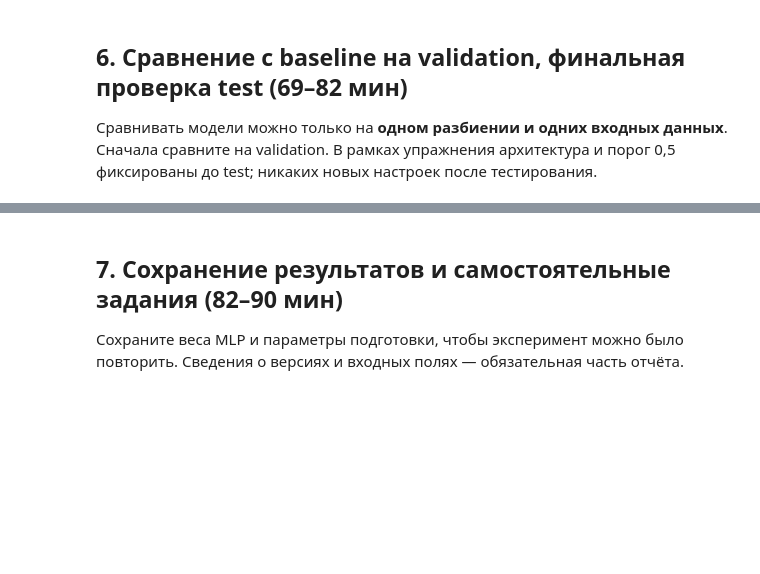
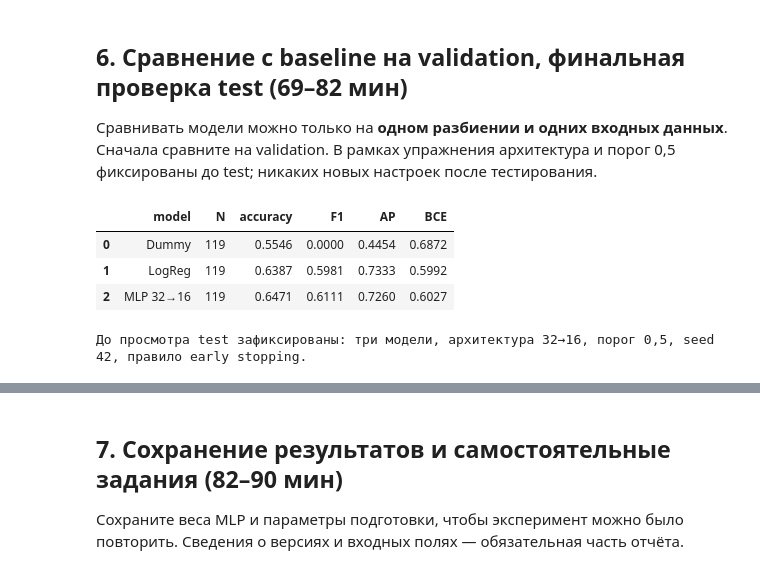
Before and after one commit to Vladislav-Evg-Sid/utmn-master-degree, a Jupyter notebook: tii/lb20/20_student.ipynb, the cells around one changed output, grey strips where cells are left out. Drawn from its saved outputs; the diff is of its cells as text; code cells hidden in the pictures; blank space fills up the shorter version.

```diff
--- a/tii/lb20/20_student.ipynb
+++ b/tii/lb20/20_student.ipynb
@@ -148,28 +238,29 @@ ax.set(ylabel='BCE');ax.grid(alpha=.3);plt.show()
 ## 6. Сравнение с baseline на validation, финальная проверка test (69–82 мин)
 Сравнивать модели можно только на **одном разбиении и одних входных данных**. Сначала сравните на validation. В рамках упражнения архитектура и порог 0,5 фиксированы до test; никаких новых настроек после тестирования.
 # %%
-def nn_probability(x):
-    model.eval()
-    with torch.no_grad():
-        return torch.sigmoid(model(torch.from_numpy(x))).numpy().ravel()
-
+def nn_probability(net,x):
+    net.eval()
+    with torch.no_grad():return torch.sigmoid(net(torch.from_numpy(x).to(device))).cpu().numpy().ravel()
 def score_row(title,y,p,thr=.5):
     pred=(p>=thr).astype(int)
     return {'model':title,'N':len(y),'accuracy':accuracy_score(y,pred),
             'F1':f1_score(y,pred,zero_division=0),
             'AP':average_precision_score(y,p) if len(np.unique(y))==2 else np.nan,
             'BCE':log_loss(y,np.clip(p,1e-7,1-1e-7),labels=[0,1])}
 prior=DummyClassifier(strategy='prior').fit(Xtr,ytr.ravel())
-linear=LogisticRegression(max_iter=1000,random_state=42).fit(Xtr,ytr.ravel())
+linear=LogisticRegression(max_iter=1000,random_state=SEED).fit(Xtr,ytr.ravel())
 models=[('Dummy',prior),('LogReg',linear)]
-rows=[]
+valid_rows=[]
 for name,clf in models:
-    rows.append(score_row(name,yva.ravel(),clf.predict_proba(Xva)[:,list(clf.classes_).index(1)]))
-rows.append(score_row('MLP (PyTorch)',yva.ravel(),nn_probability(Xva)))
-valid_scores=pd.DataFrame(rows).sort_values('F1',ascending=False)
-print('Validation — выбираем, не глядя на test')
-display(valid_scores.round(3))
-# Фиксируем модель/порог по установленному ДО теста правилу: сравнение обученной MLP с baseline;
-# не переобучаем и не меняем архитектуру после следующего блока.
-print('Порог фиксирован:',0.5,'; архитектура MLP и метод ранней остановки фиксированы.')
+    valid_rows.append(score_row(name,yva.ravel(),clf.predict_proba(Xva)[:,list(clf.classes_).index(1)]))
+valid_rows.append(score_row('MLP 32→16',yva.ravel(),nn_probability(model,Xva)))
+valid_scores=pd.DataFrame(valid_rows)
+display(valid_scores.round(4))
+print('До просмотра test зафиксированы: три модели, архитектура 32→16, порог 0,5, seed 42, правило early stopping.')
+# %% [output]
+|  | model | N | accuracy | F1 | AP | BCE |
+| 0 | Dummy | 119 | 0.5546 | 0.0000 | 0.4454 | 0.6872 |
+| 1 | LogReg | 119 | 0.6387 | 0.5981 | 0.7333 | 0.5992 |
+| 2 | MLP 32→16 | 119 | 0.6471 | 0.6111 | 0.7260 | 0.6027 |
+До просмотра test зафиксированы: три модели, архитектура 32→16, порог 0,5, seed 42, правило early stopping.
 # %%
```
Also changed, not shown: parts of 9 cells of this notebook, 16 other files.
